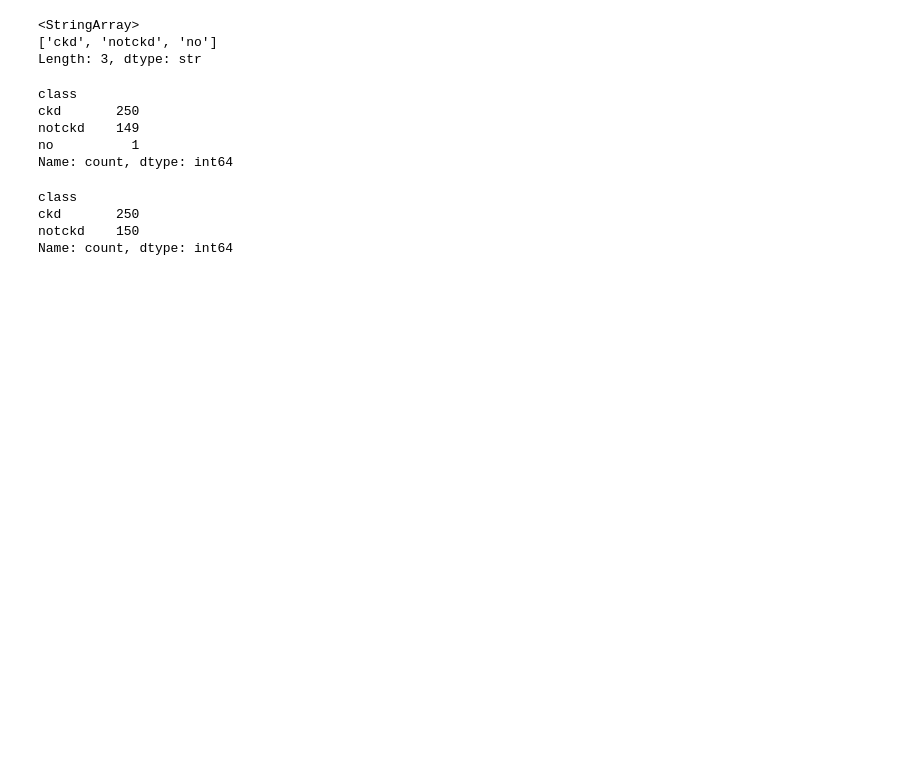
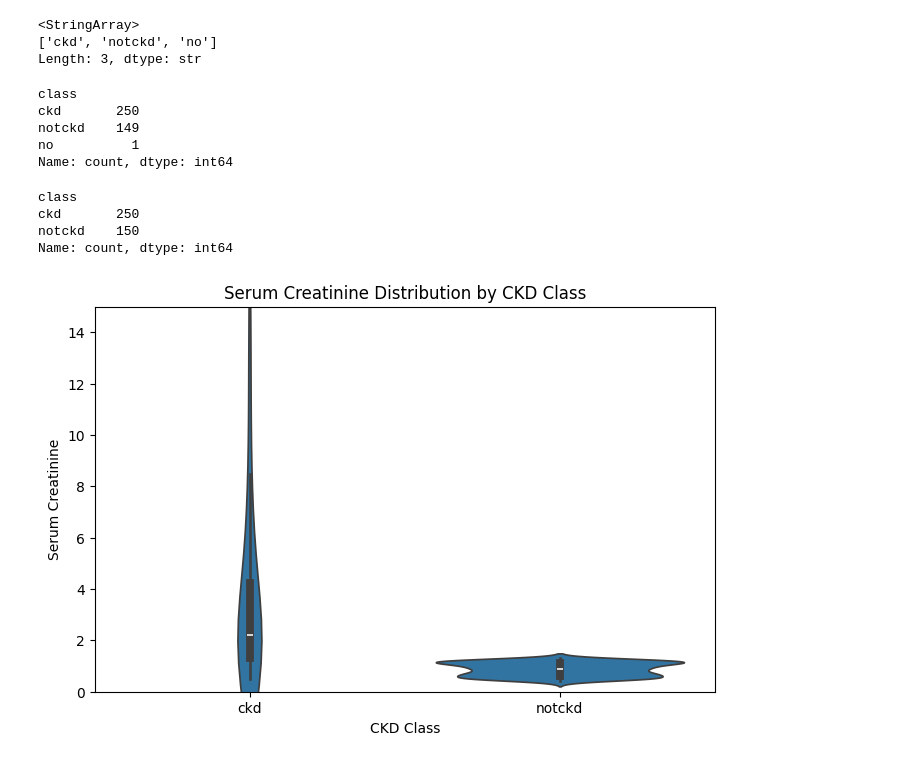
Before and after one commit to premprakash123/healthcare-chronic-disease-analysis, a Jupyter notebook: notebooks/02_eda.ipynb, the cells around one changed output. Drawn from its saved outputs; the diff is of its cells as text; code cells hidden in the pictures; blank space fills up the shorter version.

Commit message:
eda: generated KDE and violin plots for healthcare biomarkers

```diff
--- a/notebooks/02_eda.ipynb
+++ b/notebooks/02_eda.ipynb
@@ -242,3 +242,23 @@ Name: count, dtype: int64
 # Save corrected dataset
 
 df.to_csv("../data/processed/ckd_cleaned.csv", index=False)
+# %%
+# ==========================================
+# Serum Creatinine Violin Plot
+# ==========================================
+
+plt.figure(figsize=(8,5))
+
+sns.violinplot(x='class', y='sc', data=df)
+
+plt.ylim(0, 15)
+
+plt.title("Serum Creatinine Distribution by CKD Class")
+
+plt.xlabel("CKD Class")
+
+plt.ylabel("Serum Creatinine")
+
+plt.show()
+# %% [output]
+[figure, added]
```
